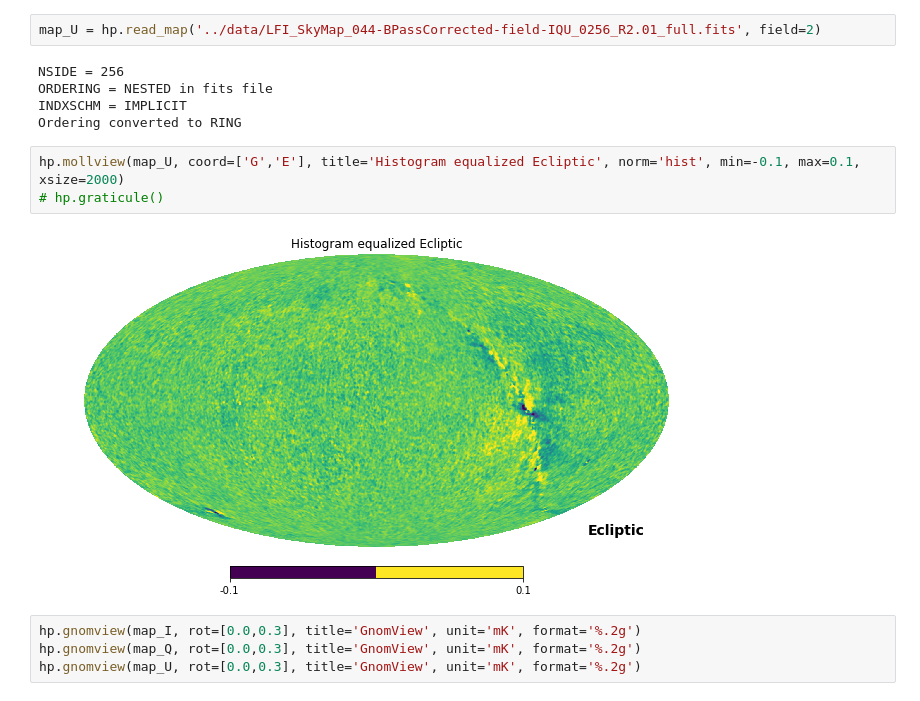
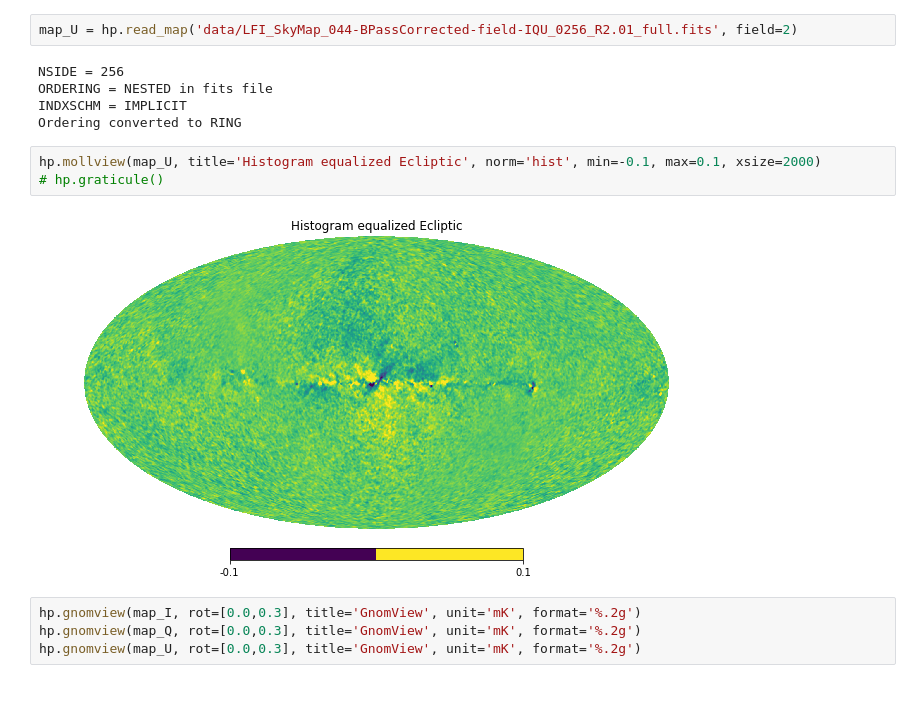
Before and after one commit to heyfaraday/CMB_test, a Jupyter notebook: healpy_tutorial.ipynb, the cells around one changed output. Drawn from its saved outputs; the diff is of its cells as text.

```diff
--- a/healpy_tutorial.ipynb
+++ b/healpy_tutorial.ipynb
@@ -45,15 +45,15 @@ hp.mollview(map_Q, coord=['G','E'], title='Histogram equalized Ecliptic', norm='
 # %%
-map_U = hp.read_map('../data/LFI_SkyMap_044-BPassCorrected-field-IQU_0256_R2.01_full.fits', field=2)
+map_U = hp.read_map('data/LFI_SkyMap_044-BPassCorrected-field-IQU_0256_R2.01_full.fits', field=2)
 # %% [output]
 NSIDE = 256
 ORDERING = NESTED in fits file
 INDXSCHM = IMPLICIT
 Ordering converted to RING
 # %%
-hp.mollview(map_U, coord=['G','E'], title='Histogram equalized Ecliptic', norm='hist', min=-0.1, max=0.1, xsize=2000)
+hp.mollview(map_U, title='Histogram equalized Ecliptic', norm='hist', min=-0.1, max=0.1, xsize=2000)
 # hp.graticule()
 # %% [output]
-[figure, old version]
+[figure, new version]
 # %%
 hp.gnomview(map_I, rot=[0.0,0.3], title='GnomView', unit='mK', format='%.2g')
 hp.gnomview(map_Q, rot=[0.0,0.3], title='GnomView', unit='mK', format='%.2g')
```
Also changed, not shown: parts of 6 cells of this notebook, 1 other file.
